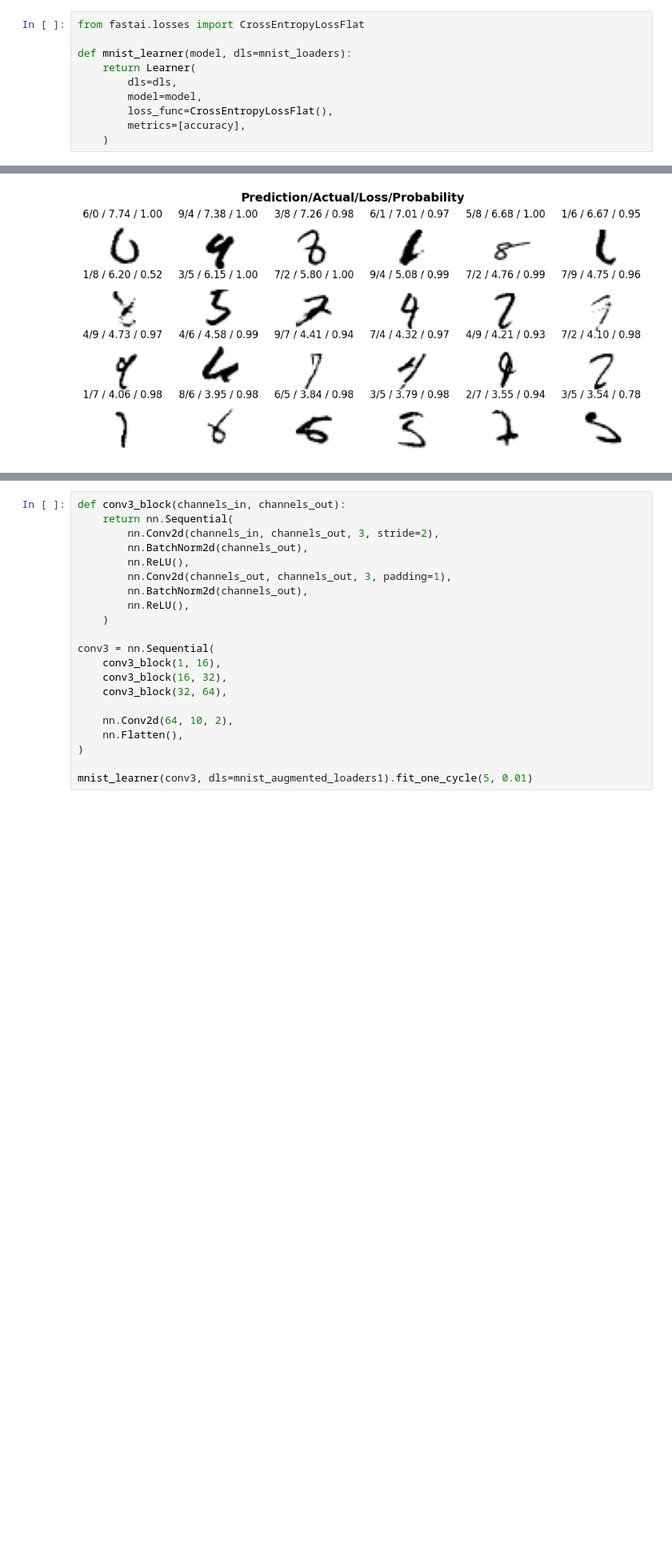
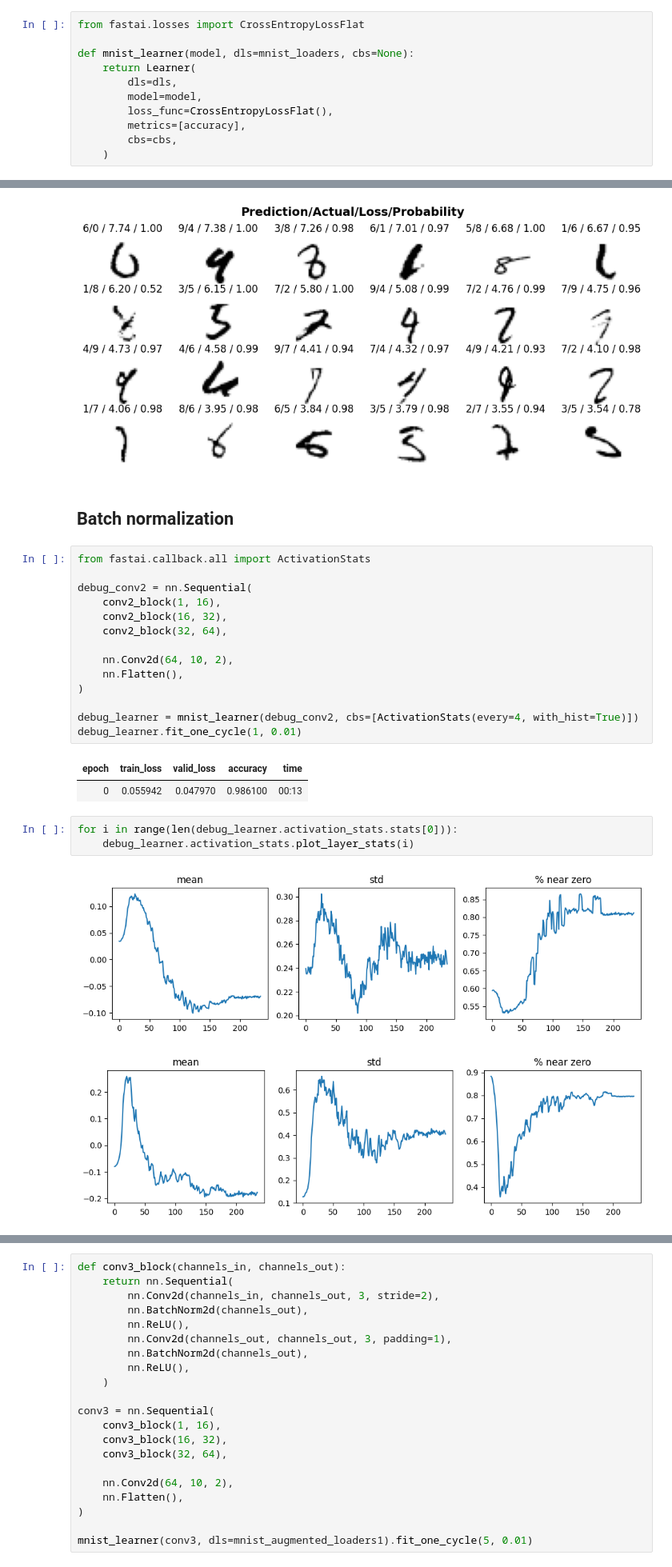
Before and after one commit to mskrajnowski/2023-machine-learning-talk, a Jupyter notebook: talks/02_vision.ipynb, the cells around one changed output, grey strips where cells are left out. Shown at 80% size. Drawn from its saved outputs; the diff is of its cells as text; blank space fills up the shorter version.

```diff
--- a/talks/02_vision.ipynb
+++ b/talks/02_vision.ipynb
@@ -543,12 +543,13 @@ Enough math, let's see if changing the loss function helps.
 # %%
 from fastai.losses import CrossEntropyLossFlat
 
-def mnist_learner(model, dls=mnist_loaders):
+def mnist_learner(model, dls=mnist_loaders, cbs=None):
     return Learner(
         dls=dls,
         model=model,
         loss_func=CrossEntropyLossFlat(),
         metrics=[accuracy],
+        cbs=cbs,
     )
 # %%
 linear1 = nn.Sequential(
@@ -1036,3 +1037,28 @@ Interpretation.from_learner(mnist_learner(conv2)).plot_top_losses(k=24, ncols=6,
 [interactive output not drawn]
 [interactive output not drawn]
 [figure]
+# %% [markdown]
+## Batch normalization
+# %%
+from fastai.callback.all import ActivationStats
+
+debug_conv2 = nn.Sequential(
+    conv2_block(1, 16),
+    conv2_block(16, 32),
+    conv2_block(32, 64),
+
+    nn.Conv2d(64, 10, 2),
+    nn.Flatten(),
+)
+
+debug_learner = mnist_learner(debug_conv2, cbs=[ActivationStats(every=4, with_hist=True)])
+debug_learner.fit_one_cycle(1, 0.01)
+# %% [output]
+| epoch | train_loss | valid_loss | accuracy | time |
+| 0 | 0.055942 | 0.047970 | 0.986100 | 00:13 |
+# %%
+for i in range(len(debug_learner.activation_stats.stats[0])):
+    debug_learner.activation_stats.plot_layer_stats(i)
+# %% [output]
+[figure, added]
+[figure, added]
```
Also changed, not shown: parts of 5 cells of this notebook, 1 other file.
